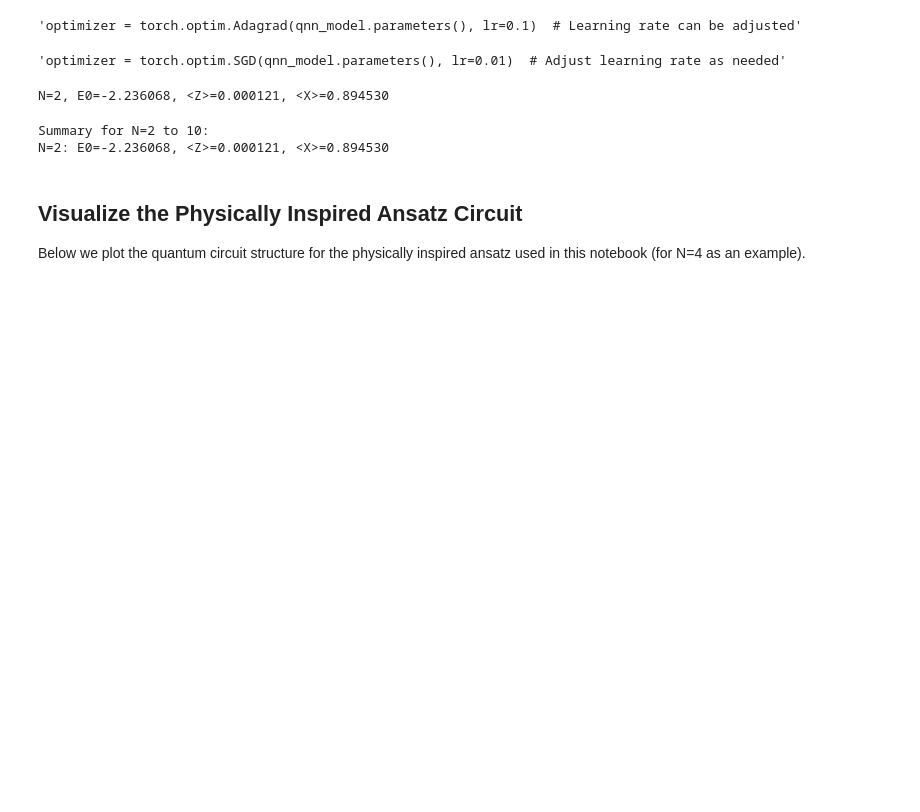
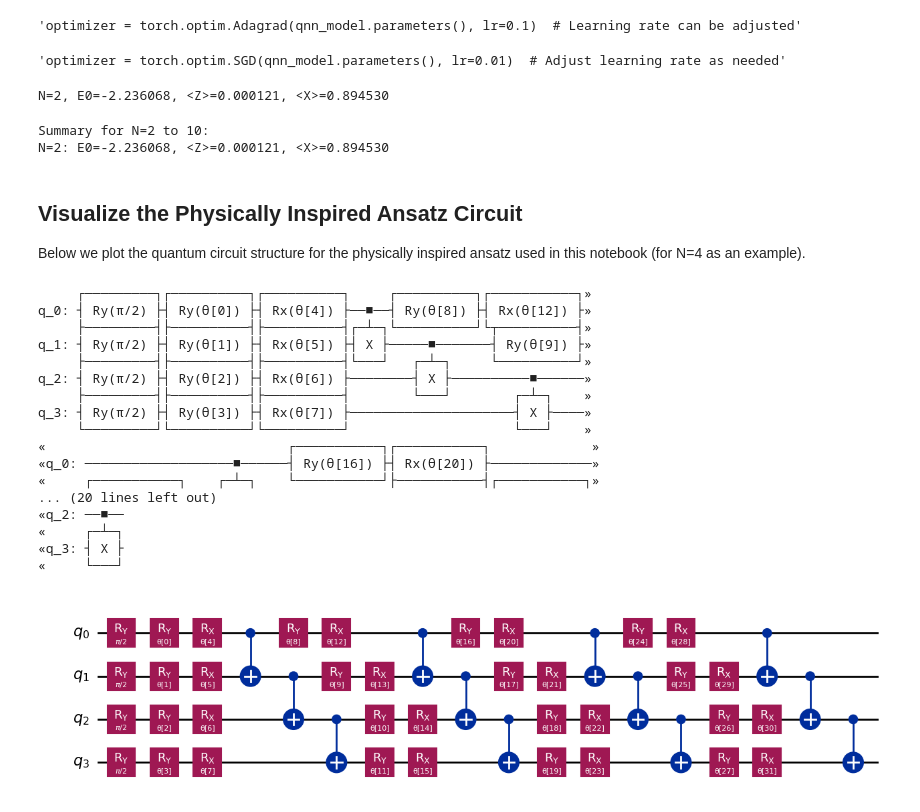
Before and after one commit to jindahe/quantum-many-body-by-QML, a Jupyter notebook: Ising_QNN_mat.ipynb, the cells around one changed output. Drawn from its saved outputs; the diff is of its cells as text; code cells hidden in the pictures; blank space fills up the shorter version.

```diff
--- a/Ising_QNN_mat.ipynb
+++ b/Ising_QNN_mat.ipynb
@@ -121,13 +121,34 @@ N=2: E0=-2.236068, <Z>=0.000121, <X>=0.894530
 Below we plot the quantum circuit structure for the physically inspired ansatz used in this notebook (for N=4 as an example).
 # %%
 from qiskit.visualization import circuit_drawer
+import matplotlib.pyplot as plt
 
 # Example: visualize the ansatz for N=4
 n_qubits_example = 4
 h_example = 1.0
 J_example = 1.0
 ansatz_circuit_example, _ = create_physically_inspired_ansatz(n_qubits_example, h_example, J_example, reps=4)
 
 # Draw the circuit
 circuit_drawer(ansatz_circuit_example, output='mpl')
 plt.show()
+circuit_drawer(ansatz_circuit_example, output='mpl', filename='my_circuit.png')
+# %% [output]
+     ┌─────────┐┌──────────┐┌──────────┐     ┌──────────┐┌───────────┐»
+q_0: ┤ Ry(π/2) ├┤ Ry(θ[0]) ├┤ Rx(θ[4]) ├──■──┤ Ry(θ[8]) ├┤ Rx(θ[12]) ├»
+     ├─────────┤├──────────┤├──────────┤┌─┴─┐└──────────┘└┬──────────┤»
+q_1: ┤ Ry(π/2) ├┤ Ry(θ[1]) ├┤ Rx(θ[5]) ├┤ X ├─────■───────┤ Ry(θ[9]) ├»
+     ├─────────┤├──────────┤├──────────┤└───┘   ┌─┴─┐     └──────────┘»
+q_2: ┤ Ry(π/2) ├┤ Ry(θ[2]) ├┤ Rx(θ[6]) ├────────┤ X ├──────────■──────»
+     ├─────────┤├──────────┤├──────────┤        └───┘        ┌─┴─┐    »
+q_3: ┤ Ry(π/2) ├┤ Ry(θ[3]) ├┤ Rx(θ[7]) ├─────────────────────┤ X ├────»
+     └─────────┘└──────────┘└──────────┘                     └───┘    »
+«                               ┌───────────┐┌───────────┐             »
+«q_0: ───────────────────■──────┤ Ry(θ[16]) ├┤ Rx(θ[20]) ├─────────────»
+«     ┌───────────┐    ┌─┴─┐    └───────────┘├───────────┤┌───────────┐»
+... (20 lines left out)
+«q_2: ──■──
+«     ┌─┴─┐
+«q_3: ┤ X ├
+«     └───┘
+[figure, added]
```
Also changed, not shown: 2 other files.
